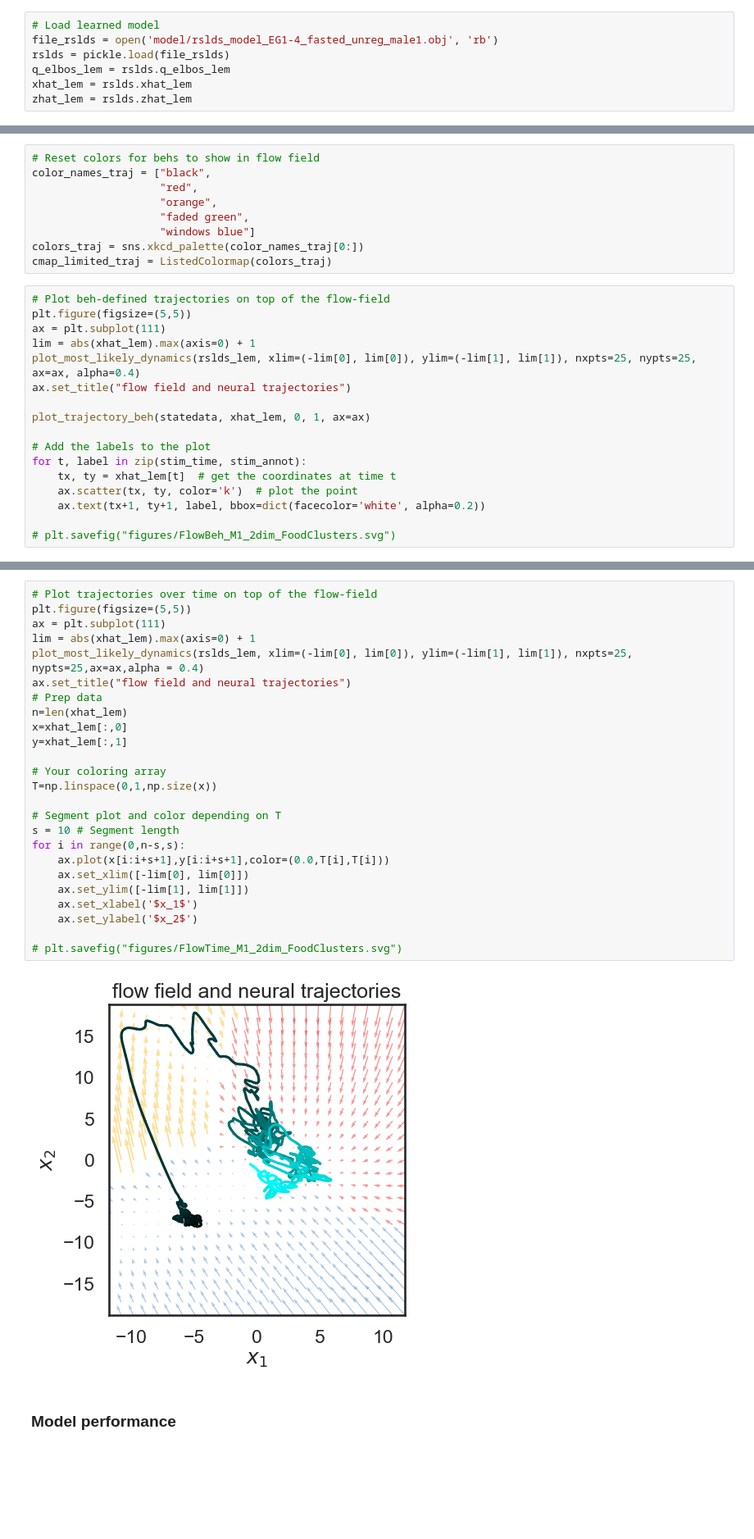
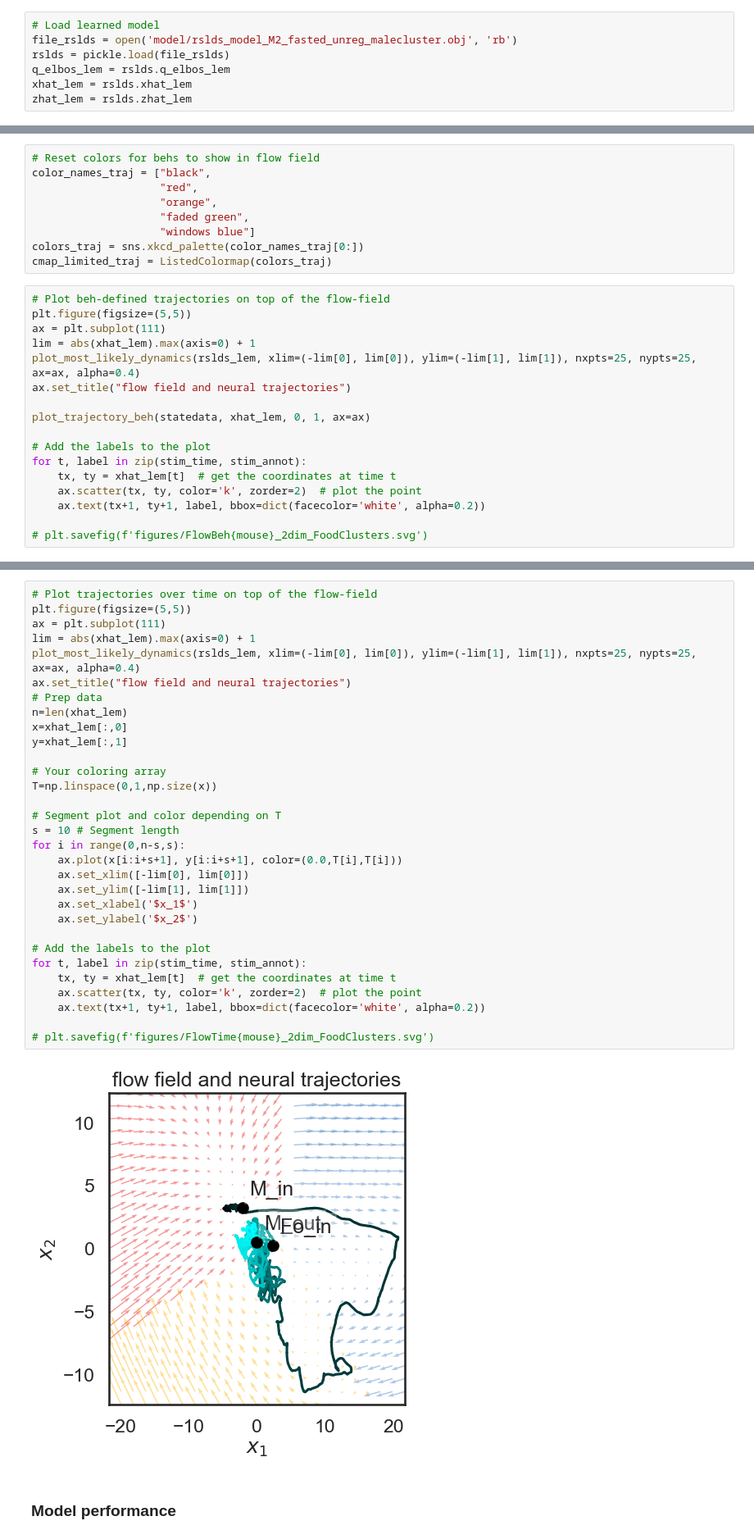
Before and after one commit to CharlesXu-Jingyue/DJA_FallRotation, a Jupyter notebook: DJA_HangryMice/rSLDS_HangryMice_fasted.ipynb, the cells around one changed output, grey strips where cells are left out. Shown at 82% size. Drawn from its saved outputs; the diff is of its cells as text; blank space fills up the shorter version.

Commit message:
figures

```diff
--- a/DJA_HangryMice/rSLDS_HangryMice_fasted.ipynb
+++ b/DJA_HangryMice/rSLDS_HangryMice_fasted.ipynb
@@ -884,7 +884,7 @@ zhat_lem = rslds.most_likely_states(xhat_lem, rSLDSdata) # Get the most likely s
 # pickle.dump(rslds, file_rslds)
 # %%
 # Load learned model
-file_rslds = open('model/rslds_model_EG1-4_fasted_unreg_male1.obj', 'rb')
+file_rslds = open('model/rslds_model_M2_fasted_unreg_malecluster.obj', 'rb')
 rslds = pickle.load(file_rslds)
 q_elbos_lem = rslds.q_elbos_lem
 xhat_lem = rslds.xhat_lem
@@ -1163,8 +1161,8 @@ plot_trajectory_beh(statedata, xhat_lem, 0, 1, ax=ax)
 # Add the labels to the plot
 for t, label in zip(stim_time, stim_annot):
     tx, ty = xhat_lem[t]  # get the coordinates at time t
-    ax.scatter(tx, ty, color='k')  # plot the point
+    ax.scatter(tx, ty, color='k', zorder=2)  # plot the point
     ax.text(tx+1, ty+1, label, bbox=dict(facecolor='white', alpha=0.2))
 
-# plt.savefig("figures/FlowBeh_M1_2dim_FoodClusters.svg")
+# plt.savefig(f'figures/FlowBeh{mouse}_2dim_FoodClusters.svg')
 # %% [output]
@@ -1172,30 +1170,36 @@ for t, label in zip(stim_time, stim_annot):
 # %%
 # Plot trajectories over time on top of the flow-field
 plt.figure(figsize=(5,5))
 ax = plt.subplot(111)
 lim = abs(xhat_lem).max(axis=0) + 1
-plot_most_likely_dynamics(rslds_lem, xlim=(-lim[0], lim[0]), ylim=(-lim[1], lim[1]), nxpts=25, nypts=25,ax=ax,alpha = 0.4)
+plot_most_likely_dynamics(rslds_lem, xlim=(-lim[0], lim[0]), ylim=(-lim[1], lim[1]), nxpts=25, nypts=25, ax=ax, alpha=0.4)
 ax.set_title("flow field and neural trajectories")
 # Prep data
 n=len(xhat_lem)
 x=xhat_lem[:,0]
 y=xhat_lem[:,1]
 
 # Your coloring array
 T=np.linspace(0,1,np.size(x))
 
 # Segment plot and color depending on T
 s = 10 # Segment length
 for i in range(0,n-s,s):
-    ax.plot(x[i:i+s+1],y[i:i+s+1],color=(0.0,T[i],T[i]))
+    ax.plot(x[i:i+s+1], y[i:i+s+1], color=(0.0,T[i],T[i]))
     ax.set_xlim([-lim[0], lim[0]])
     ax.set_ylim([-lim[1], lim[1]])
     ax.set_xlabel('$x_1$')
     ax.set_ylabel('$x_2$')
 
-# plt.savefig("figures/FlowTime_M1_2dim_FoodClusters.svg")
+# Add the labels to the plot
+for t, label in zip(stim_time, stim_annot):
+    tx, ty = xhat_lem[t]  # get the coordinates at time t
+    ax.scatter(tx, ty, color='k', zorder=2)  # plot the point
+    ax.text(tx+1, ty+1, label, bbox=dict(facecolor='white', alpha=0.2))
+
+# plt.savefig(f'figures/FlowTime{mouse}_2dim_FoodClusters.svg')
 # %% [output]
-[figure, old version]
+[figure, new version]
 # %% [markdown]
 ### Model performance
 # %%
```
Also changed, not shown: parts of 15 cells of this notebook, 28 other files.
